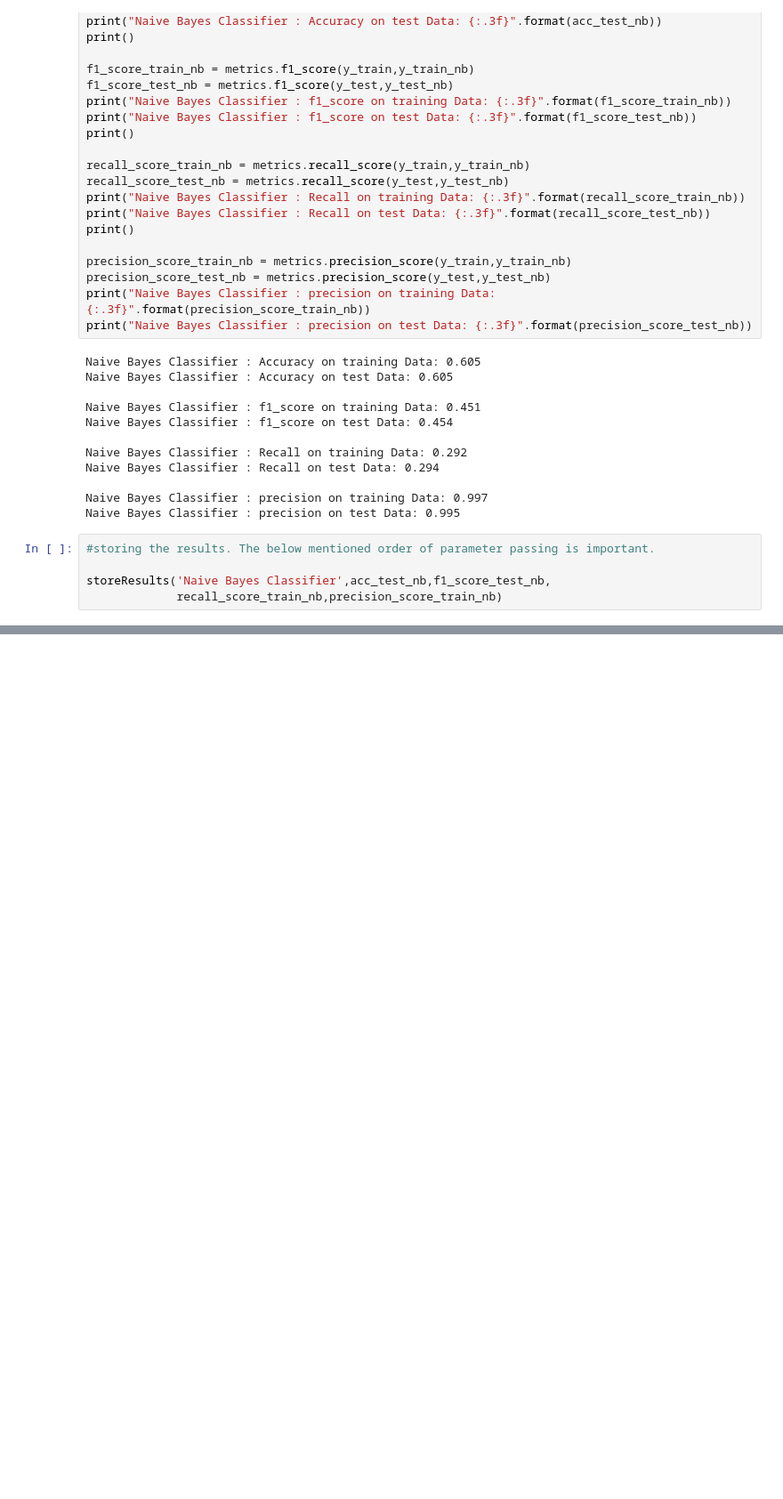
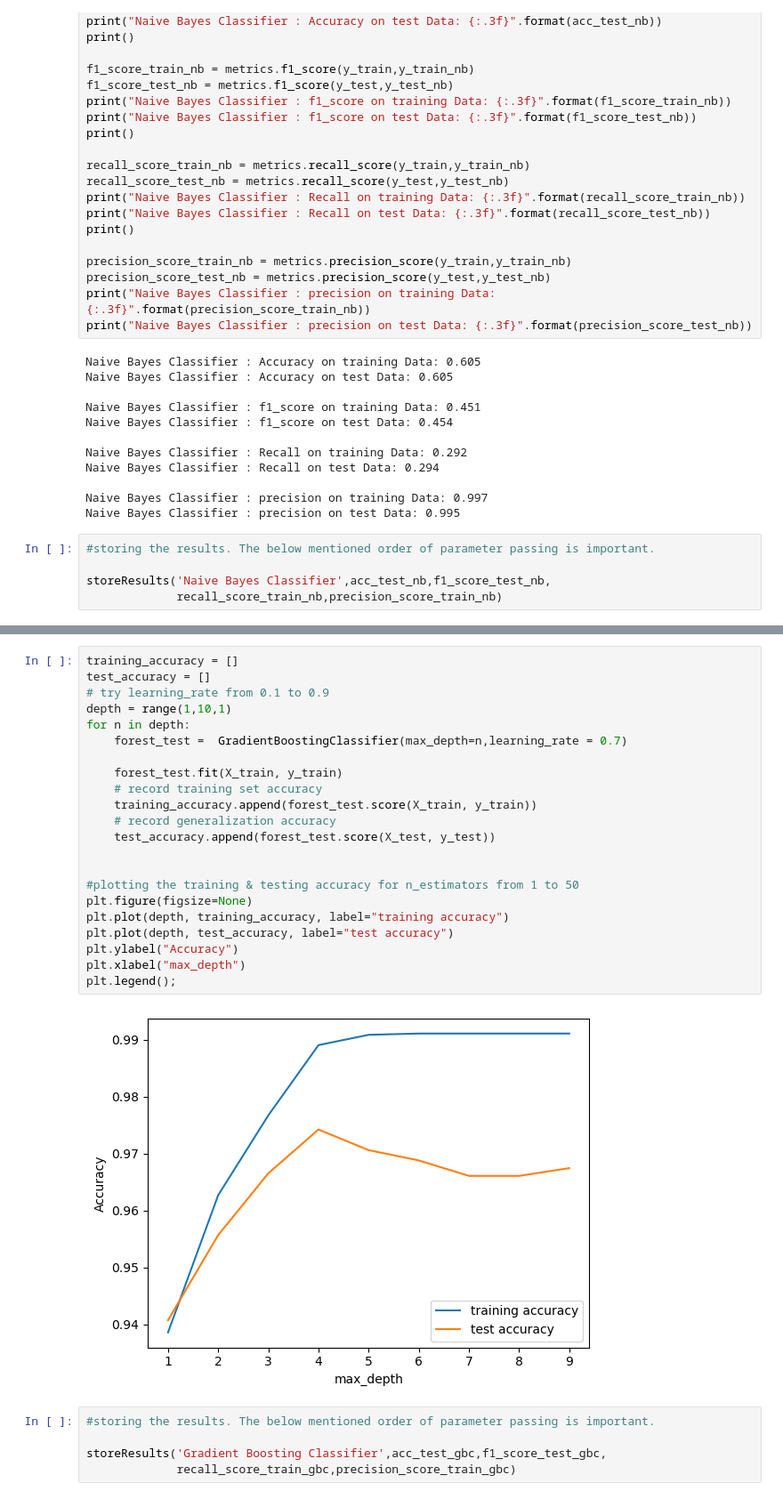
Before and after one commit to mpriyankapatil/ISU-Software_Project_2024, a Jupyter notebook: Phishing_Detection.ipynb, the cells around one changed output, grey strips where cells are left out. Shown at 89% size. Cells and saved outputs as stored; diff of their text form; blank space fills up the shorter version.

```diff
--- a/Phishing_Detection.ipynb
+++ b/Phishing_Detection.ipynb
@@ -592,0 +881,29 @@ storeResults('Naive Bayes Classifier',acc_test_nb,f1_score_test_nb,
+# %%
+training_accuracy = []
+test_accuracy = []
+# try learning_rate from 0.1 to 0.9
+depth = range(1,10,1)
+for n in depth:
+    forest_test =  GradientBoostingClassifier(max_depth=n,learning_rate = 0.7)
+
+    forest_test.fit(X_train, y_train)
+    # record training set accuracy
+    training_accuracy.append(forest_test.score(X_train, y_train))
+    # record generalization accuracy
+    test_accuracy.append(forest_test.score(X_test, y_test))
+
+
+#plotting the training & testing accuracy for n_estimators from 1 to 50
+plt.figure(figsize=None)
+plt.plot(depth, training_accuracy, label="training accuracy")
+plt.plot(depth, test_accuracy, label="test accuracy")
+plt.ylabel("Accuracy")
+plt.xlabel("max_depth")
+plt.legend();
+# %% [output]
+[figure, added]
+# %%
+#storing the results. The below mentioned order of parameter passing is important.
+
+storeResults('Gradient Boosting Classifier',acc_test_gbc,f1_score_test_gbc,
+             recall_score_train_gbc,precision_score_train_gbc)
```
Also changed, not shown: parts of 42 cells of this notebook.
